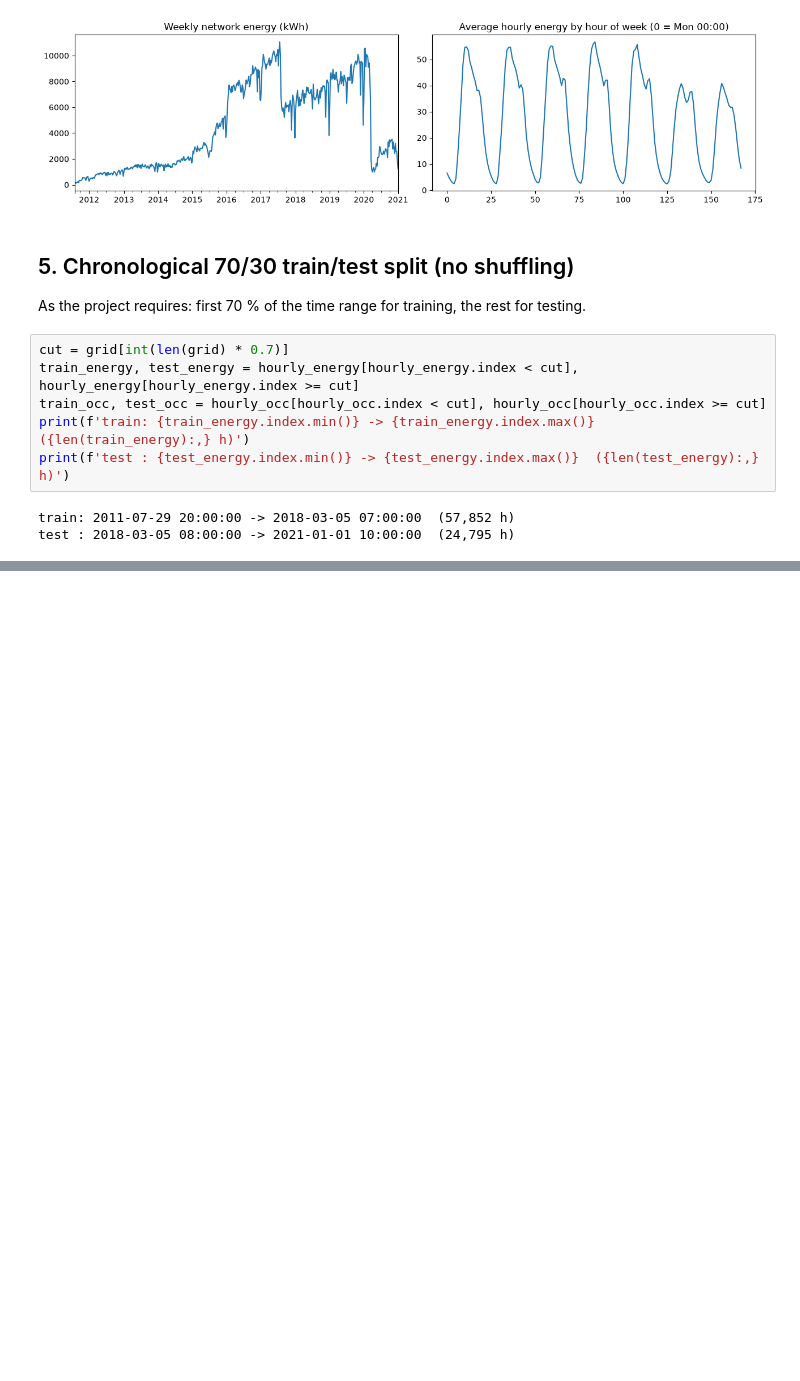
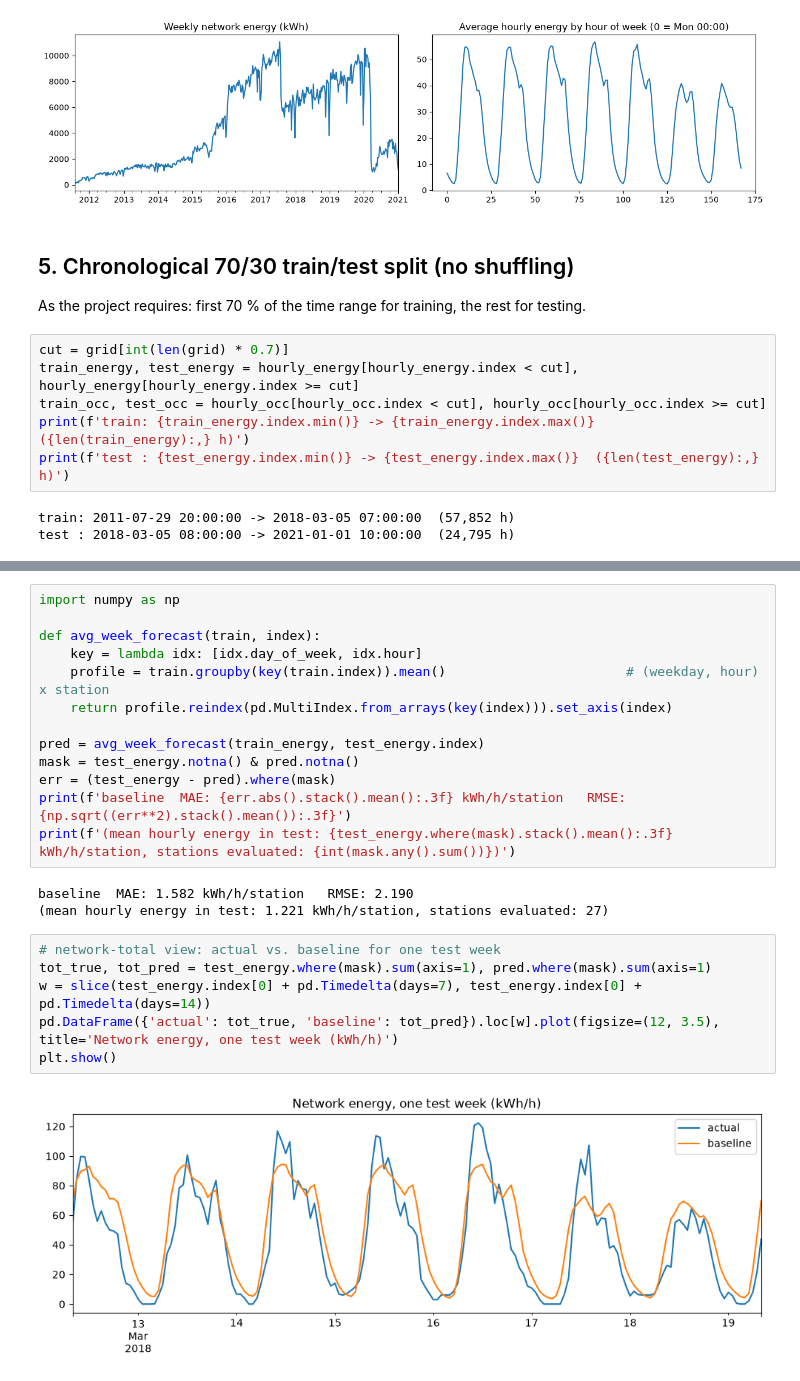
Before and after one commit to Nicklaskiaer/business-anal-project, a Jupyter notebook: data_exploration.ipynb, the cells around one changed output, grey strips where cells are left out. Cells and saved outputs as stored; diff of their text form; blank space fills up the shorter version.

Commit message:
task 1 starting points and baseline

```diff
--- a/data_exploration.ipynb
+++ b/data_exploration.ipynb
@@ -254,0 +250,24 @@ test : 2018-03-05 08:00:00 -> 2021-01-01 10:00:00  (24,795 h)
+# %%
+import numpy as np
+
+def avg_week_forecast(train, index):
+    key = lambda idx: [idx.day_of_week, idx.hour]
+    profile = train.groupby(key(train.index)).mean()                       # (weekday, hour) x station
+    return profile.reindex(pd.MultiIndex.from_arrays(key(index))).set_axis(index)
+
+pred = avg_week_forecast(train_energy, test_energy.index)
+mask = test_energy.notna() & pred.notna()
+err = (test_energy - pred).where(mask)
+print(f'baseline  MAE: {err.abs().stack().mean():.3f} kWh/h/station   RMSE: {np.sqrt((err**2).stack().mean()):.3f}')
+print(f'(mean hourly energy in test: {test_energy.where(mask).stack().mean():.3f} kWh/h/station, stations evaluated: {int(mask.any().sum())})')
+# %% [output]
+baseline  MAE: 1.582 kWh/h/station   RMSE: 2.190
+(mean hourly energy in test: 1.221 kWh/h/station, stations evaluated: 27)
+# %%
+# network-total view: actual vs. baseline for one test week
+tot_true, tot_pred = test_energy.where(mask).sum(axis=1), pred.where(mask).sum(axis=1)
+w = slice(test_energy.index[0] + pd.Timedelta(days=7), test_energy.index[0] + pd.Timedelta(days=14))
+pd.DataFrame({'actual': tot_true, 'baseline': tot_pred}).loc[w].plot(figsize=(12, 3.5), title='Network energy, one test week (kWh/h)')
+plt.show()
+# %% [output]
+[figure, added]
```
Also changed, not shown: parts of 6 cells of this notebook.
